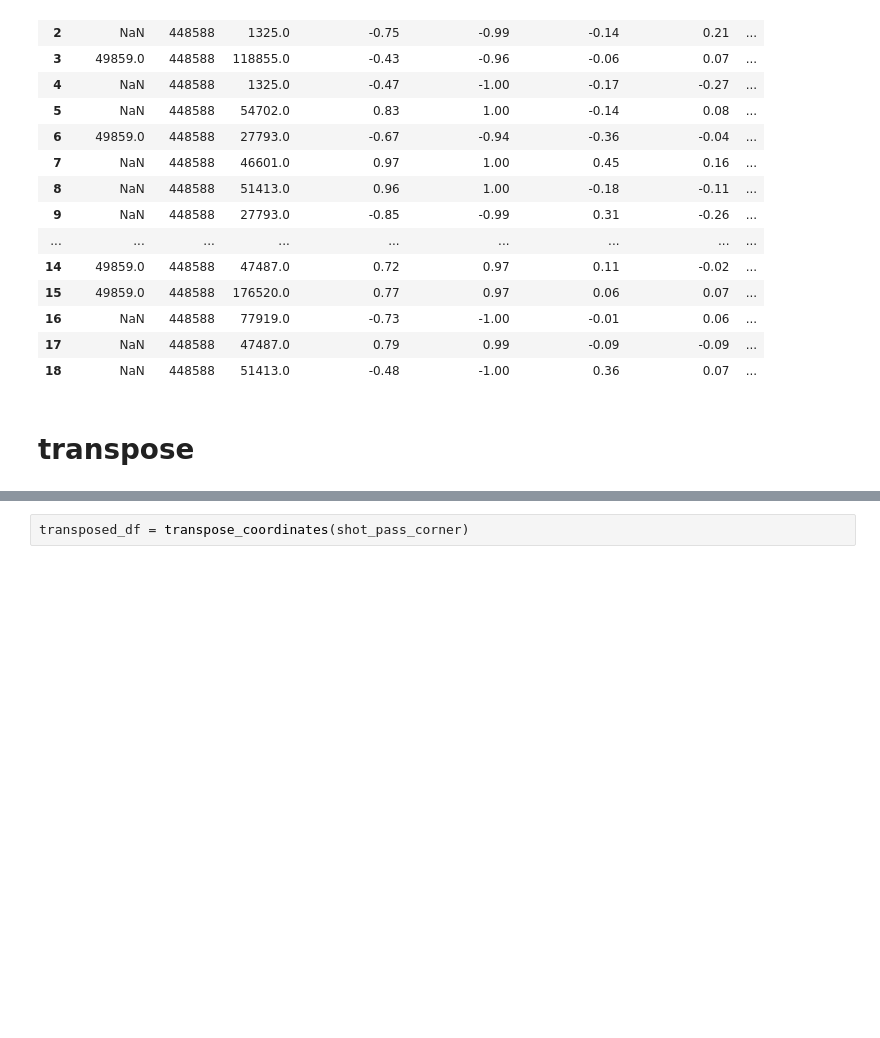
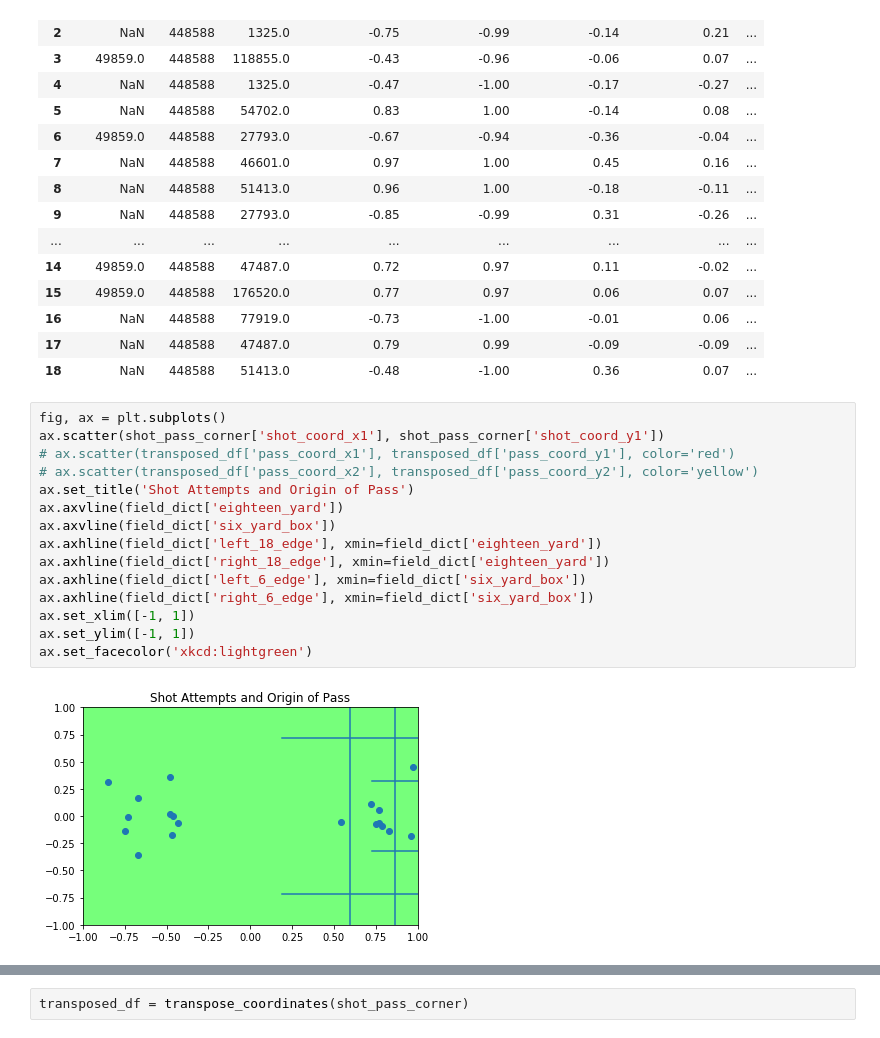
Before and after one commit to d-v-dlee/super_liga_xg, a Jupyter notebook: test_functions.ipynb, the cells around one changed output, grey strips where cells are left out. Saved outputs shown, nothing was run; the diff lists cells and outputs as text; blank space fills up the shorter version.

```diff
--- a/test_functions.ipynb
+++ b/test_functions.ipynb
@@ -114,5 +114,20 @@ shot_pass_corner
 | 16 | NaN | 448588 | 77919.0 | -0.73 | -1.00 | -0.01 | 0.06 | ... |
 | 17 | NaN | 448588 | 47487.0 | 0.79 | 0.99 | -0.09 | -0.09 | ... |
 | 18 | NaN | 448588 | 51413.0 | -0.48 | -1.00 | 0.36 | 0.07 | ... |
-# %% [markdown]
-# transpose
+# %%
+fig, ax = plt.subplots()
+ax.scatter(shot_pass_corner['shot_coord_x1'], shot_pass_corner['shot_coord_y1'])
+# ax.scatter(transposed_df['pass_coord_x1'], transposed_df['pass_coord_y1'], color='red')
+# ax.scatter(transposed_df['pass_coord_x2'], transposed_df['pass_coord_y2'], color='yellow')
+ax.set_title('Shot Attempts and Origin of Pass')
+ax.axvline(field_dict['eighteen_yard'])
+ax.axvline(field_dict['six_yard_box'])
+ax.axhline(field_dict['left_18_edge'], xmin=field_dict['eighteen_yard'])
+ax.axhline(field_dict['right_18_edge'], xmin=field_dict['eighteen_yard'])
+ax.axhline(field_dict['left_6_edge'], xmin=field_dict['six_yard_box'])
+ax.axhline(field_dict['right_6_edge'], xmin=field_dict['six_yard_box'])
+ax.set_xlim([-1, 1])
+ax.set_ylim([-1, 1])
+ax.set_facecolor('xkcd:lightgreen')
+# %% [output]
+[figure, added]
```
Also changed, not shown: parts of 41 cells of this notebook, 2 other files.
